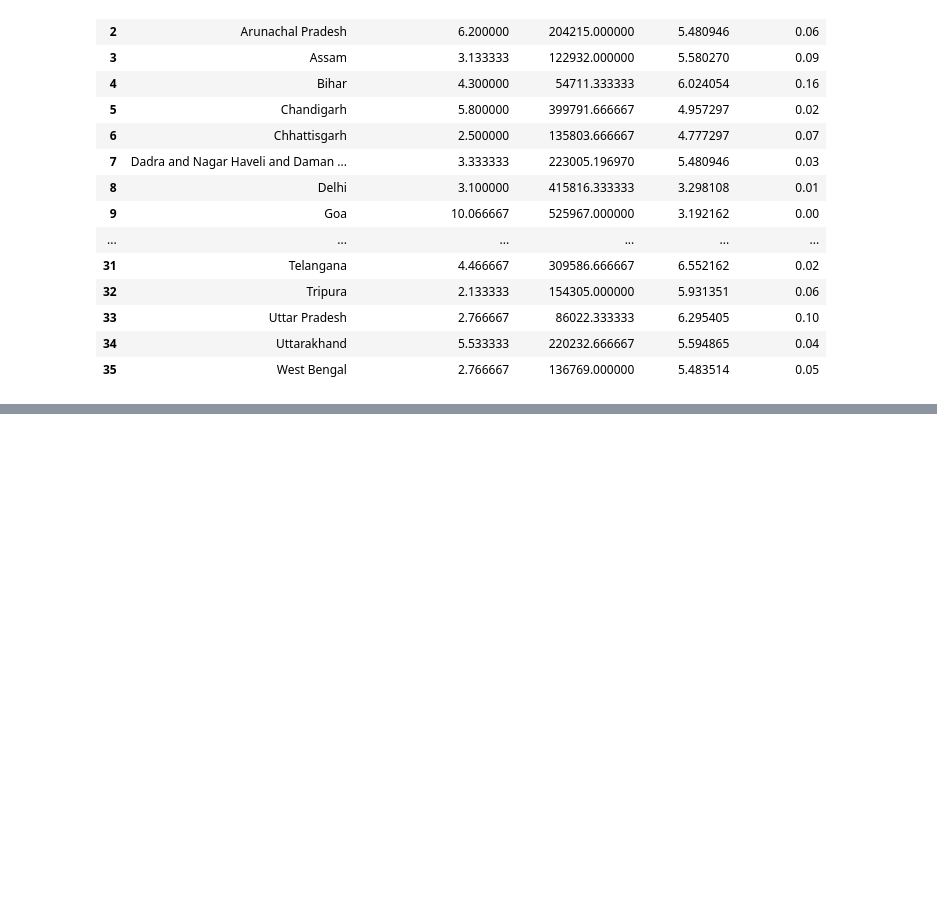
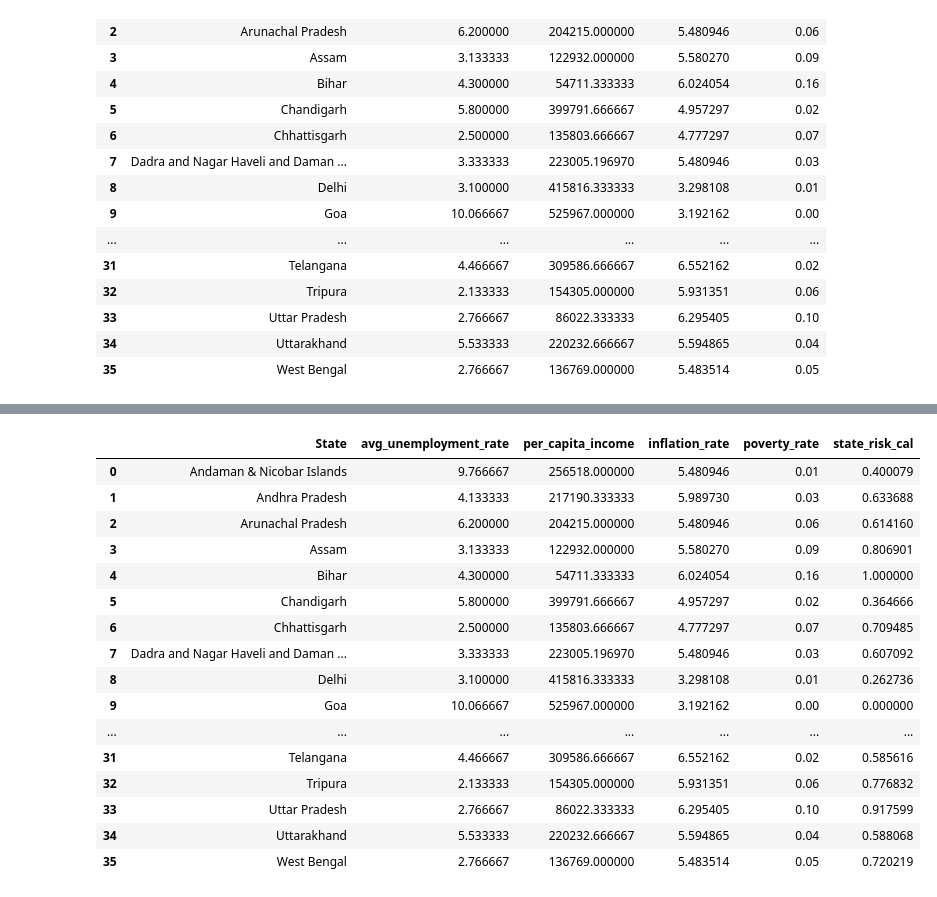
Before and after one commit to UKD1211/Tier_N_Supplier_Visibility_Risk_Pred, a Jupyter notebook: state_wise_risk.ipynb, the cells around one changed output, grey strips where cells are left out. Saved outputs shown, nothing was run; the diff lists cells and outputs as text; code cells hidden in the pictures; blank space fills up the shorter version.

```diff
--- a/state_wise_risk.ipynb
+++ b/state_wise_risk.ipynb
@@ -520,0 +656,20 @@ df_final
+# %%
+df_final
+# %% [output]
+|  | State | avg_unemployment_rate | per_capita_income | inflation_rate | poverty_rate | state_risk_cal |
+| 0 | Andaman & Nicobar Islands | 9.766667 | 256518.000000 | 5.480946 | 0.01 | 0.400079 |
+| 1 | Andhra Pradesh | 4.133333 | 217190.333333 | 5.989730 | 0.03 | 0.633688 |
+| 2 | Arunachal Pradesh | 6.200000 | 204215.000000 | 5.480946 | 0.06 | 0.614160 |
+| 3 | Assam | 3.133333 | 122932.000000 | 5.580270 | 0.09 | 0.806901 |
+| 4 | Bihar | 4.300000 | 54711.333333 | 6.024054 | 0.16 | 1.000000 |
+| 5 | Chandigarh | 5.800000 | 399791.666667 | 4.957297 | 0.02 | 0.364666 |
+| 6 | Chhattisgarh | 2.500000 | 135803.666667 | 4.777297 | 0.07 | 0.709485 |
+| 7 | Dadra and Nagar Haveli and Daman ... | 3.333333 | 223005.196970 | 5.480946 | 0.03 | 0.607092 |
+| 8 | Delhi | 3.100000 | 415816.333333 | 3.298108 | 0.01 | 0.262736 |
+| 9 | Goa | 10.066667 | 525967.000000 | 3.192162 | 0.00 | 0.000000 |
+| ... | ... | ... | ... | ... | ... | ... |
+| 31 | Telangana | 4.466667 | 309586.666667 | 6.552162 | 0.02 | 0.585616 |
+| 32 | Tripura | 2.133333 | 154305.000000 | 5.931351 | 0.06 | 0.776832 |
+| 33 | Uttar Pradesh | 2.766667 | 86022.333333 | 6.295405 | 0.10 | 0.917599 |
+| 34 | Uttarakhand | 5.533333 | 220232.666667 | 5.594865 | 0.04 | 0.588068 |
+| 35 | West Bengal | 2.766667 | 136769.000000 | 5.483514 | 0.05 | 0.720219 |
```
Also changed, not shown: parts of 23 cells of this notebook.
